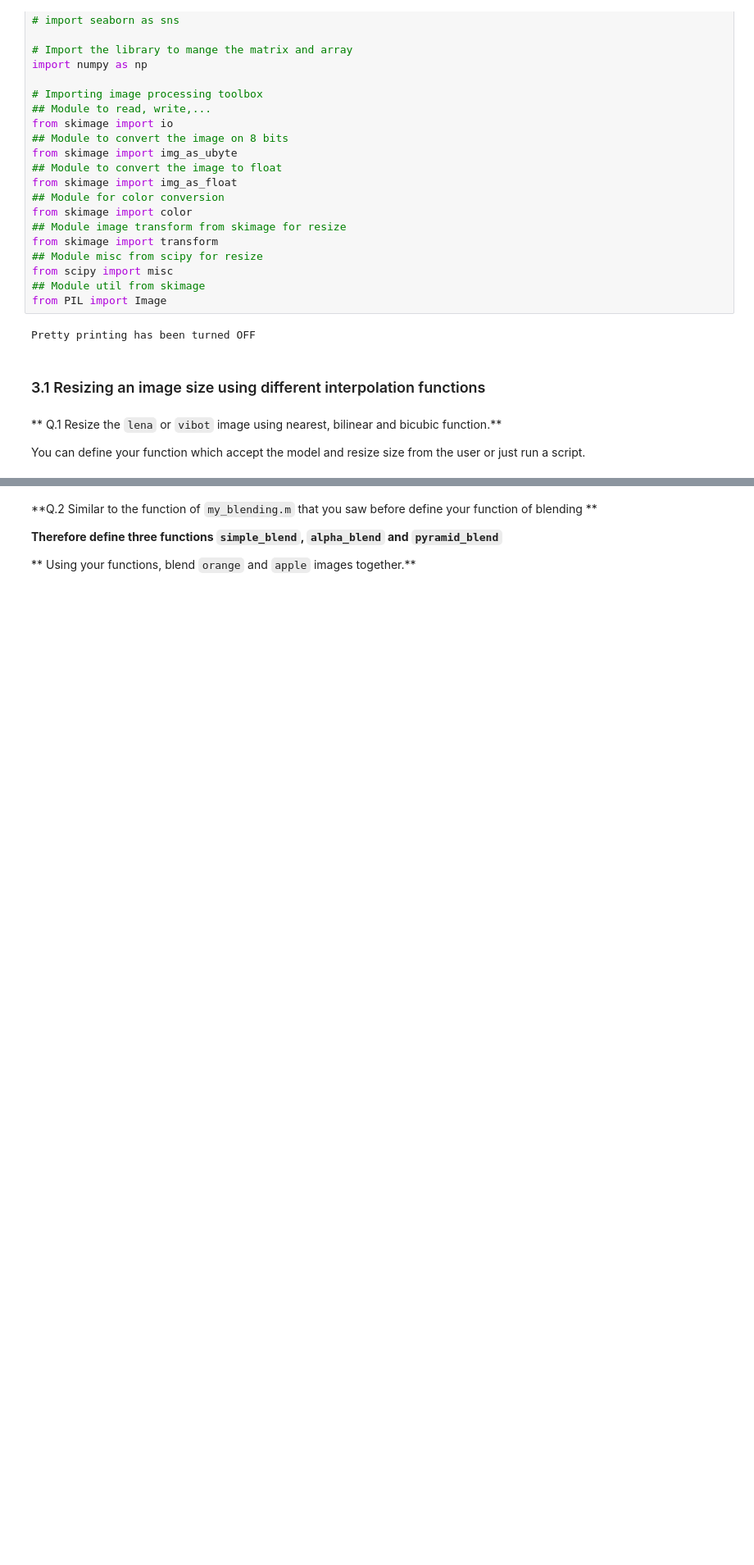
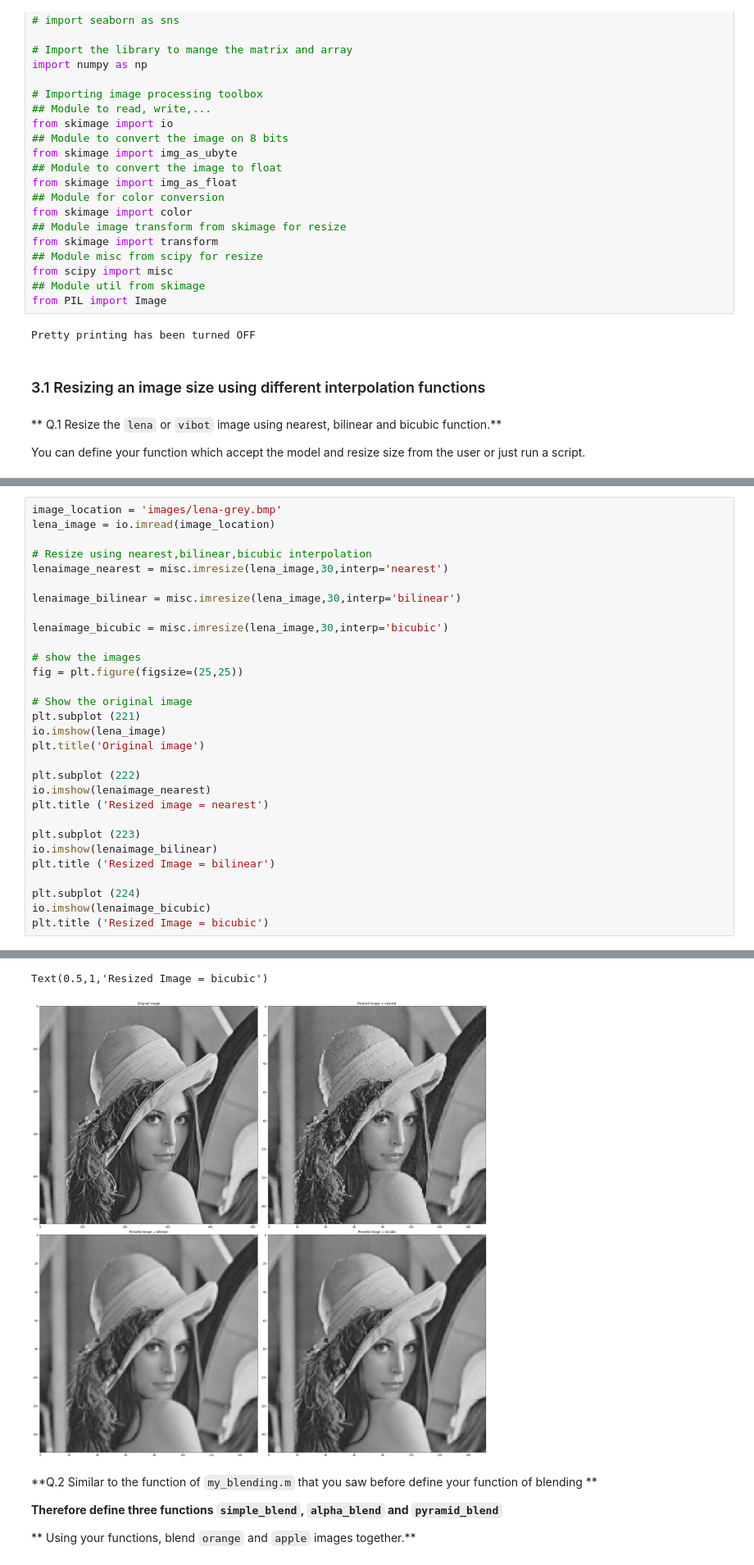
Before and after one commit to majeedhussain49/B31XB-IIP-TP-1718, a Jupyter notebook: 3-interpolation-blending/3-interpolation-blending.ipynb, the cells around one changed output, grey strips where cells are left out. Shown at 82% size. Drawn from its saved outputs; the diff is of its cells as text; blank space fills up the shorter version.

```diff
--- a/3-interpolation-blending/3-interpolation-blending.ipynb
+++ b/3-interpolation-blending/3-interpolation-blending.ipynb
@@ -50,0 +56,31 @@ You can define your function which accept the model and resize size from the use
+# %%
+image_location = 'images/lena-grey.bmp'
+lena_image = io.imread(image_location)
+
+# Resize using nearest,bilinear,bicubic interpolation
+lenaimage_nearest = misc.imresize(lena_image,30,interp='nearest')
+
+lenaimage_bilinear = misc.imresize(lena_image,30,interp='bilinear')
+
+lenaimage_bicubic = misc.imresize(lena_image,30,interp='bicubic')
+
+# show the images
+fig = plt.figure(figsize=(25,25))
+
+# Show the original image
+plt.subplot (221)
+io.imshow(lena_image)
+plt.title('Original image')
+
+plt.subplot (222)
+io.imshow(lenaimage_nearest)
+plt.title ('Resized image = nearest')
+
+plt.subplot (223)
+io.imshow(lenaimage_bilinear)
+plt.title ('Resized Image = bilinear')
+
+plt.subplot (224)
+io.imshow(lenaimage_bicubic)
+plt.title ('Resized Image = bicubic')
+# %% [output]
@@ -51,3 +96,5 @@ You can define your function which accept the model and resize size from the use
+Text(0.5,1,'Resized Image = bicubic')
+[figure, added]
 # %% [markdown]
 **Q.2 Similar to the function of `my_blending.m` that you saw before define your function of blending **
 
```
Also changed, not shown: parts of 8 cells of this notebook.
